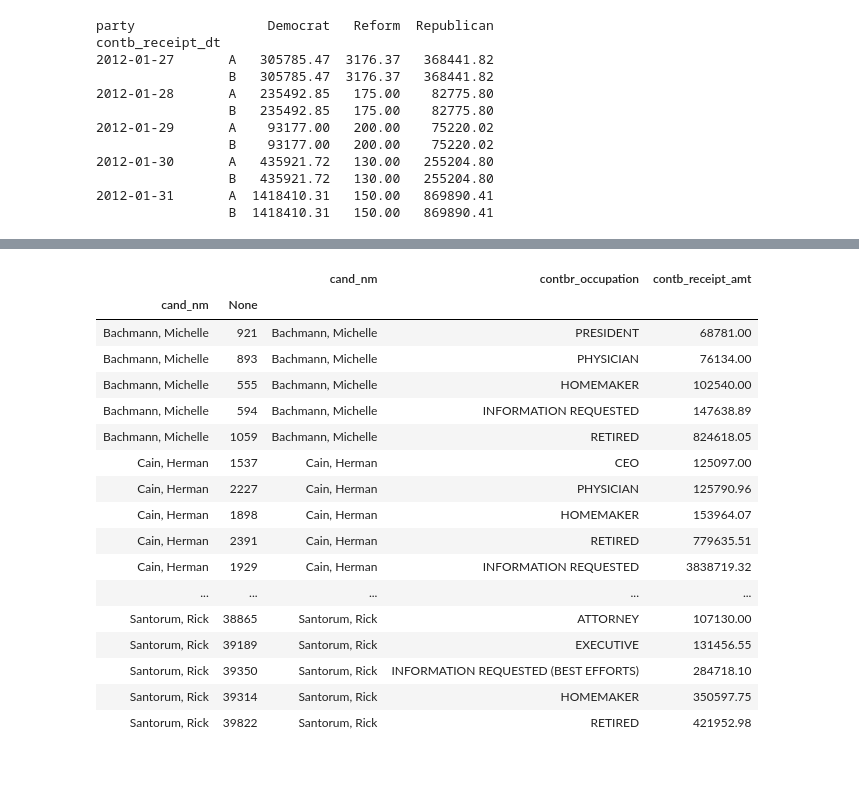
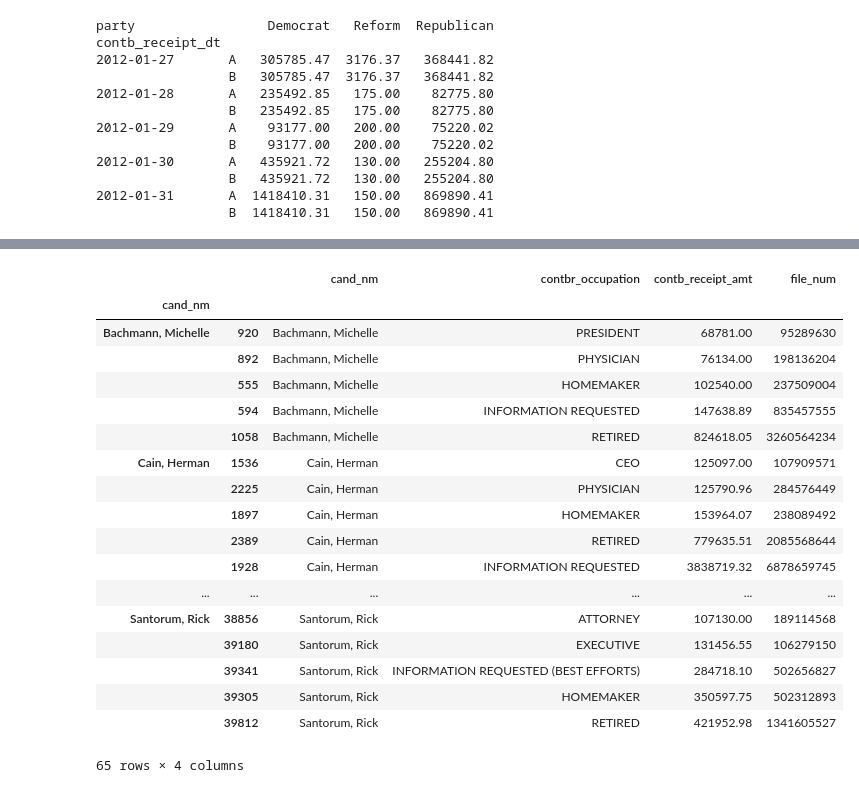
Before and after one commit to wulsin/pandas-exercises, a Jupyter notebook: ElectionData.ipynb, the cells around one changed output, grey strips where cells are left out. Drawn from its saved outputs; the diff is of its cells as text; code cells hidden in the pictures.

```diff
--- a/ElectionData.ipynb
+++ b/ElectionData.ipynb
@@ -368,30 +381,31 @@ dtypes: float64(1), object(2)
 # %%
 # We have so far aggregated total amount donated to each political party by occupation (the first groupby).
 # Additional groupby let us split them up by candidate, sort them in descending order by total amount donated and take the top 5.
-set_printoptions(notebook_repr_html=True)
+options.display.notebook_repr_html=True
 def top5_donors(group):
     return group.sort_index(by='contb_receipt_amt')[-5:]
 # top5_donors(result)
 result.groupby('cand_nm').apply(top5_donors)   # The retired donated the most to Barack Obama.
 # %% [output]
-|  |  | cand_nm | contbr_occupation | contb_receipt_amt |
-| cand_nm | None |  |  |  |
-| Bachmann, Michelle | 921 | Bachmann, Michelle | PRESIDENT | 68781.00 |
-| Bachmann, Michelle | 893 | Bachmann, Michelle | PHYSICIAN | 76134.00 |
-| Bachmann, Michelle | 555 | Bachmann, Michelle | HOMEMAKER | 102540.00 |
-| Bachmann, Michelle | 594 | Bachmann, Michelle | INFORMATION REQUESTED | 147638.89 |
-| Bachmann, Michelle | 1059 | Bachmann, Michelle | RETIRED | 824618.05 |
-| Cain, Herman | 1537 | Cain, Herman | CEO | 125097.00 |
-| Cain, Herman | 2227 | Cain, Herman | PHYSICIAN | 125790.96 |
-| Cain, Herman | 1898 | Cain, Herman | HOMEMAKER | 153964.07 |
-| Cain, Herman | 2391 | Cain, Herman | RETIRED | 779635.51 |
-| Cain, Herman | 1929 | Cain, Herman | INFORMATION REQUESTED | 3838719.32 |
-| ... | ... | ... | ... | ... |
-| Santorum, Rick | 38865 | Santorum, Rick | ATTORNEY | 107130.00 |
-| Santorum, Rick | 39189 | Santorum, Rick | EXECUTIVE | 131456.55 |
-| Santorum, Rick | 39350 | Santorum, Rick | INFORMATION REQUESTED (BEST EFFORTS) | 284718.10 |
-| Santorum, Rick | 39314 | Santorum, Rick | HOMEMAKER | 350597.75 |
-| Santorum, Rick | 39822 | Santorum, Rick | RETIRED | 421952.98 |
+|  |  | cand_nm | contbr_occupation | contb_receipt_amt | file_num |
+| cand_nm |  |  |  |  |  |
+| Bachmann, Michelle | 920 | Bachmann, Michelle | PRESIDENT | 68781.00 | 95289630 |
+|  | 892 | Bachmann, Michelle | PHYSICIAN | 76134.00 | 198136204 |
+|  | 555 | Bachmann, Michelle | HOMEMAKER | 102540.00 | 237509004 |
+|  | 594 | Bachmann, Michelle | INFORMATION REQUESTED | 147638.89 | 835457555 |
+|  | 1058 | Bachmann, Michelle | RETIRED | 824618.05 | 3260564234 |
+| Cain, Herman | 1536 | Cain, Herman | CEO | 125097.00 | 107909571 |
+|  | 2225 | Cain, Herman | PHYSICIAN | 125790.96 | 284576449 |
+|  | 1897 | Cain, Herman | HOMEMAKER | 153964.07 | 238089492 |
+|  | 2389 | Cain, Herman | RETIRED | 779635.51 | 2085568644 |
+|  | 1928 | Cain, Herman | INFORMATION REQUESTED | 3838719.32 | 6878659745 |
+| ... | ... | ... | ... | ... | ... |
+| Santorum, Rick | 38856 | Santorum, Rick | ATTORNEY | 107130.00 | 189114568 |
+|  | 39180 | Santorum, Rick | EXECUTIVE | 131456.55 | 106279150 |
+|  | 39341 | Santorum, Rick | INFORMATION REQUESTED (BEST EFFORTS) | 284718.10 | 502656827 |
+|  | 39305 | Santorum, Rick | HOMEMAKER | 350597.75 | 502312893 |
+|  | 39812 | Santorum, Rick | RETIRED | 421952.98 | 1341605527 |
+65 rows × 4 columns
 # %%
 df._data   # Internal data structure. The back data frame. Having hierarchical indexing medicates a lot of the need for higher dimensional objects (because they're very sparse).
 # %% [output]
```
Also changed, not shown: parts of 9 cells of this notebook.
